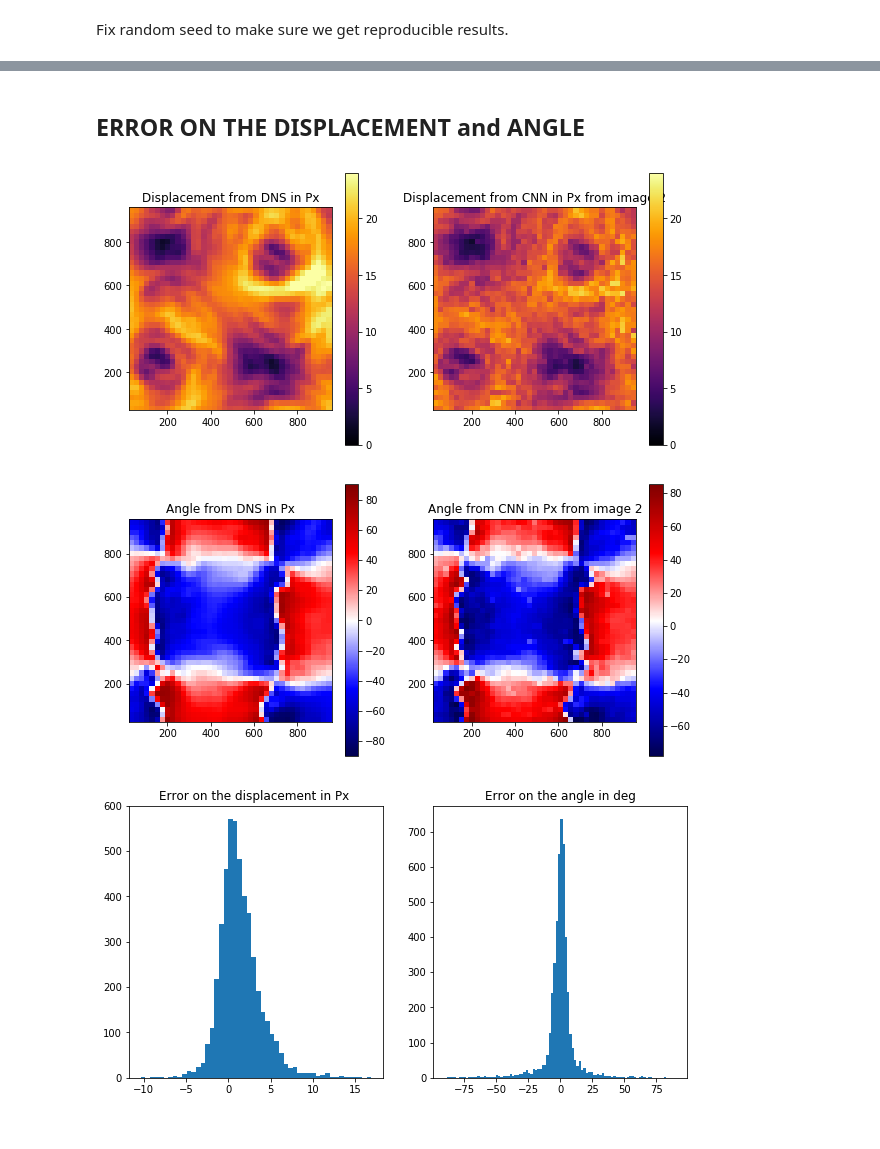
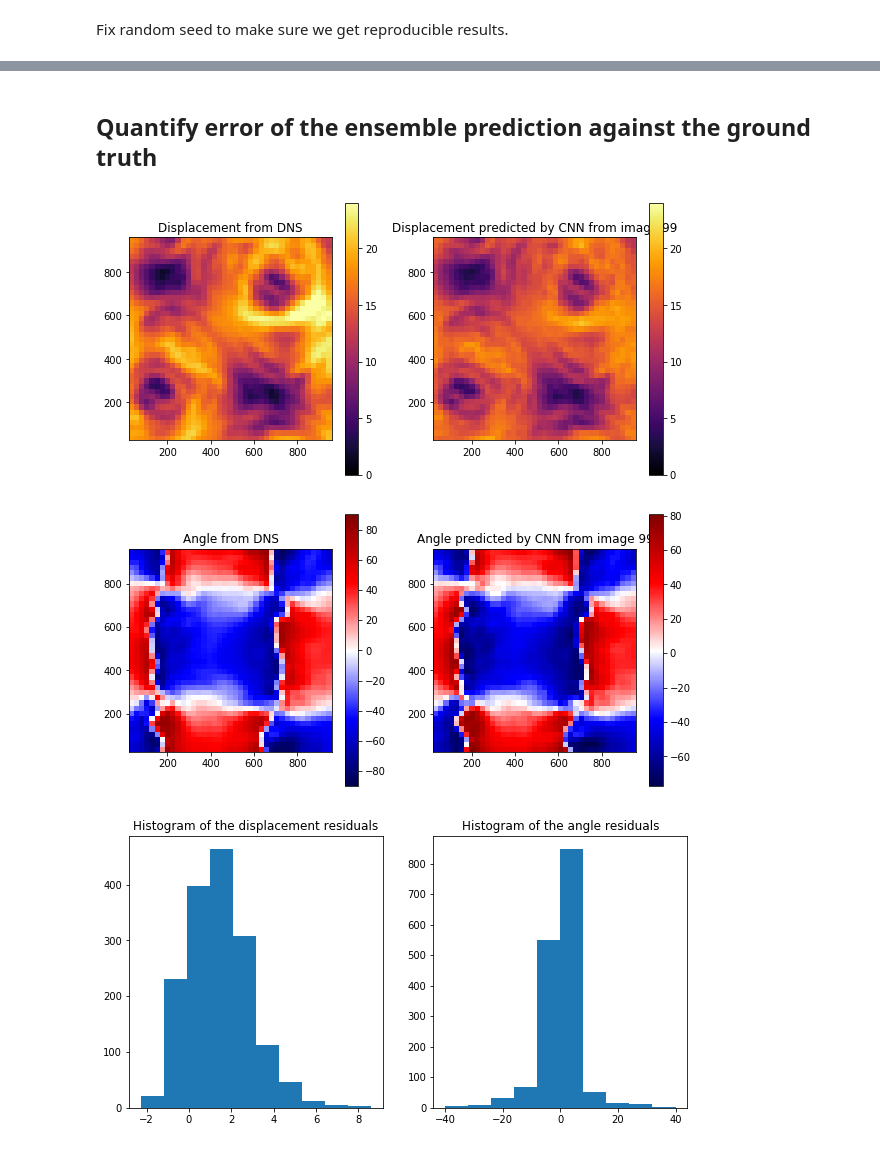
Before and after one commit to agrayver/streakcnn, a Jupyter notebook: test_CNN_on_DNS_pytorch.ipynb, the cells around one changed output, grey strips where cells are left out. Saved outputs shown, nothing was run; the diff lists cells and outputs as text; code cells hidden in the pictures.

```diff
--- a/test_CNN_on_DNS_pytorch.ipynb
+++ b/test_CNN_on_DNS_pytorch.ipynb
@@ -321,54 +262,53 @@ Testing finished, took 11.5724s. 0.86 images/sec.
-# %% [markdown]
-## ERROR ON THE DISPLACEMENT and ANGLE
+# %% [markdown]
+## Quantify error of the ensemble prediction against the ground truth
 # %%
+meanDisplacementCNN = np.mean(displacementcnn, axis=0)
+meanAngleCNN = np.mean(anglecnn, axis=0)
+
 errorDisplacement=[]
 errorAngle=[]
 errorSpectrum=[]
-for iImage in range(nImages):
-    errorDisplacement.append(displacementdns\
-                             -displacementcnn[iImage,:,:])
-    errorAngle.append(angledns-anglecnn[iImage,:,:])
+
+errorDisplacement.append(displacementdns - meanDisplacementCNN)
+errorAngle.append(angledns - meanAngleCNN)
 
 figure(figsize=(10,5))
 subplot(1,2,1)
-title('Displacement from DNS in Px')
+title('Displacement from DNS')
 pdispdns=pcolormesh(xdns,ydns,displacementdns,vmin=0,vmax=maxDisplacement,cmap='inferno')
 colorbar(pdispdns)
 axis('scaled')
 subplot(1,2,2)
-#imshow(myImages[iImage,0,:,:], origin='lower')
 
-
-title('Displacement from CNN in Px from image {}'.format(str(iImage)))
-pdispcnn=pcolormesh(xdns,ydns,np.mean(displacementcnn,axis=0),vmin=0,vmax=maxDisplacement,cmap='inferno')
+title('Displacement predicted by CNN from image %d' % iImage)
+pdispcnn=pcolormesh(xdns,ydns,meanDisplacementCNN,vmin=0,vmax=maxDisplacement,cmap='inferno')
 axis('scaled')
 colorbar(pdispcnn)
 show()
 
 figure(figsize=(10,5))
 subplot(1,2,1)
-title('Angle from DNS in Px')
-pangdns=pcolormesh(xdns,ydns,angledns,vmin=-90,vmax=90,cmap='seismic')
+title('Angle from DNS')
+pangdns=pcolormesh(xdns,ydns,angledns,vmin=-90,vmax=90, cmap='seismic')
 colorbar(pangdns)
 axis('scaled')
 
 subplot(1,2,2)
-title('Angle from CNN in Px from image {}'.format(str(iImage)))
-panglecnn=pcolormesh(xdns,ydns,np.mean(anglecnn,axis=0),cmap='seismic')
+title('Angle predicted by CNN from image %d' % iImage)
+panglecnn=pcolormesh(xdns,ydns,meanAngleCNN, cmap='seismic')
 colorbar(panglecnn)
 axis('scaled')
 show()
 
-
 figure(figsize=(10,5))
 subplot(1,2,1)
-title('Error on the displacement in Px ')
-h1=hist(np.array(errorDisplacement).flatten(),50, density=False)
+title('Histogram of the displacement residuals')
+h1=hist(np.array(errorDisplacement).flatten(), density=False)
 
 subplot(1,2,2)
-title('Error on the angle in deg')
-h2=hist(np.array(errorAngle).flatten(),100, range=(-90,90),density=False)
+title('Histogram of the angle residuals')
+h2=hist(np.array(errorAngle).flatten(), range=(-40,40),density=False)
 # %% [output]
-[figure, old version]
+[figure, new version]
-[figure, old version]
+[figure, new version]
-[figure, old version]
+[figure, new version]
```
Also changed, not shown: parts of 22 cells of this notebook, 2 other files.
